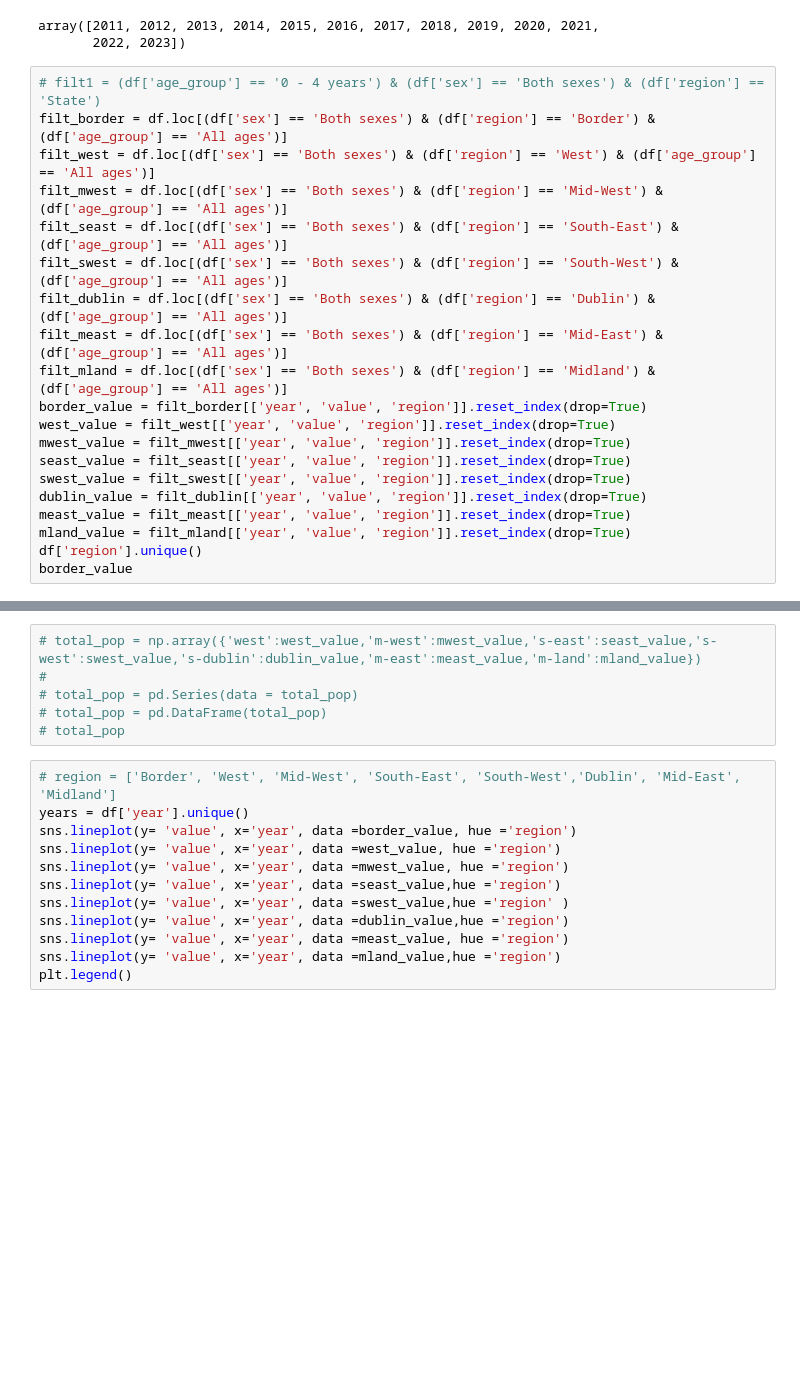
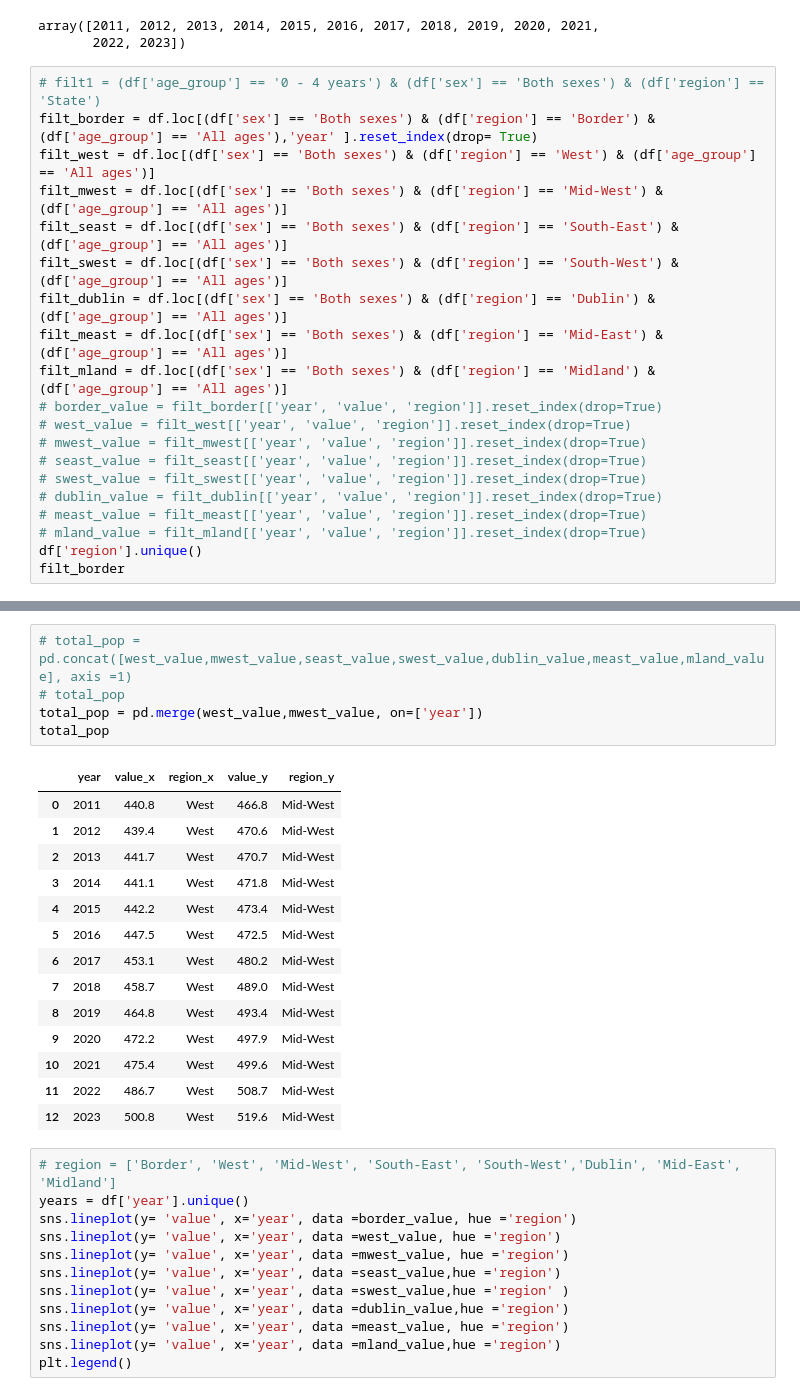
Before and after one commit to shyamghan17/Assignments, a Jupyter notebook: Population_dataset.ipynb, the cells around one changed output, grey strips where cells are left out. Saved outputs shown, nothing was run; the diff lists cells and outputs as text; blank space fills up the shorter version.

```diff
--- a/Population_dataset.ipynb
+++ b/Population_dataset.ipynb
@@ -77,7 +77,7 @@ array([2011, 2012, 2013, 2014, 2015, 2016, 2017, 2018, 2019, 2020, 2021,
        2022, 2023])
 # %%
 # filt1 = (df['age_group'] == '0 - 4 years') & (df['sex'] == 'Both sexes') & (df['region'] == 'State')
-filt_border = df.loc[(df['sex'] == 'Both sexes') & (df['region'] == 'Border') & (df['age_group'] == 'All ages')]
+filt_border = df.loc[(df['sex'] == 'Both sexes') & (df['region'] == 'Border') & (df['age_group'] == 'All ages'),'year' ].reset_index(drop= True)
 filt_west = df.loc[(df['sex'] == 'Both sexes') & (df['region'] == 'West') & (df['age_group'] == 'All ages')]
 filt_mwest = df.loc[(df['sex'] == 'Both sexes') & (df['region'] == 'Mid-West') & (df['age_group'] == 'All ages')]
 filt_seast = df.loc[(df['sex'] == 'Both sexes') & (df['region'] == 'South-East') & (df['age_group'] == 'All ages')]
@@ -85,14 +85,14 @@ filt_swest = df.loc[(df['sex'] == 'Both sexes') & (df['region'] == 'South-West')
 filt_dublin = df.loc[(df['sex'] == 'Both sexes') & (df['region'] == 'Dublin') & (df['age_group'] == 'All ages')]
 filt_meast = df.loc[(df['sex'] == 'Both sexes') & (df['region'] == 'Mid-East') & (df['age_group'] == 'All ages')]
 filt_mland = df.loc[(df['sex'] == 'Both sexes') & (df['region'] == 'Midland') & (df['age_group'] == 'All ages')]
-border_value = filt_border[['year', 'value', 'region']].reset_index(drop=True)
-west_value = filt_west[['year', 'value', 'region']].reset_index(drop=True)
-mwest_value = filt_mwest[['year', 'value', 'region']].reset_index(drop=True)
-seast_value = filt_seast[['year', 'value', 'region']].reset_index(drop=True)
-swest_value = filt_swest[['year', 'value', 'region']].reset_index(drop=True)
-dublin_value = filt_dublin[['year', 'value', 'region']].reset_index(drop=True)
-meast_value = filt_meast[['year', 'value', 'region']].reset_index(drop=True)
-mland_value = filt_mland[['year', 'value', 'region']].reset_index(drop=True)
+# border_value = filt_border[['year', 'value', 'region']].reset_index(drop=True)
+# west_value = filt_west[['year', 'value', 'region']].reset_index(drop=True)
+# mwest_value = filt_mwest[['year', 'value', 'region']].reset_index(drop=True)
+# seast_value = filt_seast[['year', 'value', 'region']].reset_index(drop=True)
+# swest_value = filt_swest[['year', 'value', 'region']].reset_index(drop=True)
+# dublin_value = filt_dublin[['year', 'value', 'region']].reset_index(drop=True)
+# meast_value = filt_meast[['year', 'value', 'region']].reset_index(drop=True)
+# mland_value = filt_mland[['year', 'value', 'region']].reset_index(drop=True)
 df['region'].unique()
-border_value
+filt_border
 # %% [output]
@@ -113,9 +113,23 @@ border_value
 # %%
-# total_pop = np.array({'west':west_value,'m-west':mwest_value,'s-east':seast_value,'s-west':swest_value,'s-dublin':dublin_value,'m-east':meast_value,'m-land':mland_value})
-#
-# total_pop = pd.Series(data = total_pop)
-# total_pop = pd.DataFrame(total_pop)
+# total_pop = pd.concat([west_value,mwest_value,seast_value,swest_value,dublin_value,meast_value,mland_value], axis =1)
 # total_pop
+total_pop = pd.merge(west_value,mwest_value, on=['year'])
+total_pop
+# %% [output]
+|  | year | value_x | region_x | value_y | region_y |
+| 0 | 2011 | 440.8 | West | 466.8 | Mid-West |
+| 1 | 2012 | 439.4 | West | 470.6 | Mid-West |
+| 2 | 2013 | 441.7 | West | 470.7 | Mid-West |
+| 3 | 2014 | 441.1 | West | 471.8 | Mid-West |
+| 4 | 2015 | 442.2 | West | 473.4 | Mid-West |
+| 5 | 2016 | 447.5 | West | 472.5 | Mid-West |
+| 6 | 2017 | 453.1 | West | 480.2 | Mid-West |
+| 7 | 2018 | 458.7 | West | 489.0 | Mid-West |
+| 8 | 2019 | 464.8 | West | 493.4 | Mid-West |
+| 9 | 2020 | 472.2 | West | 497.9 | Mid-West |
+| 10 | 2021 | 475.4 | West | 499.6 | Mid-West |
+| 11 | 2022 | 486.7 | West | 508.7 | Mid-West |
+| 12 | 2023 | 500.8 | West | 519.6 | Mid-West |
 # %%
 # region = ['Border', 'West', 'Mid-West', 'South-East', 'South-West','Dublin', 'Mid-East', 'Midland']
 years = df['year'].unique()
```
Also changed, not shown: parts of 1 cell of this notebook.
